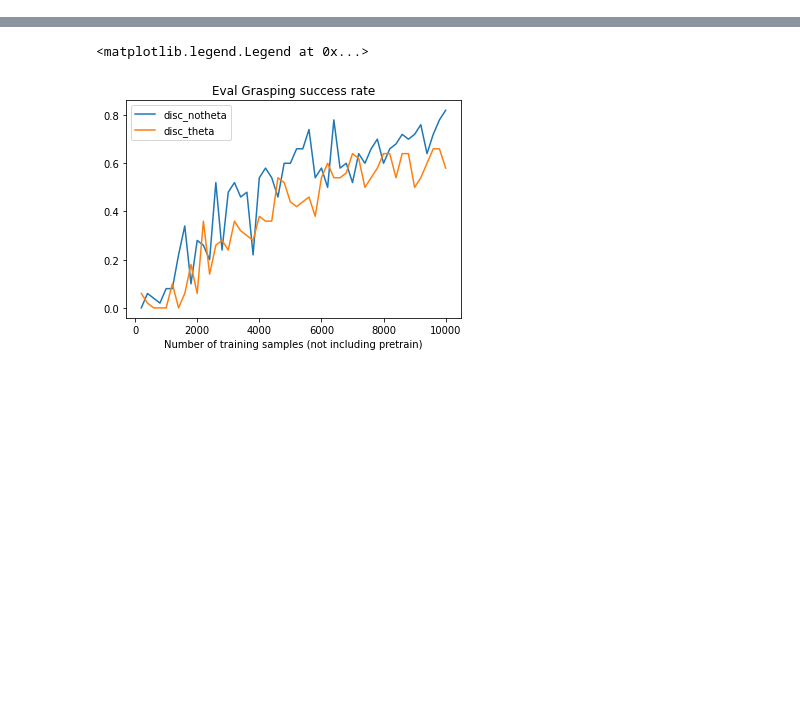
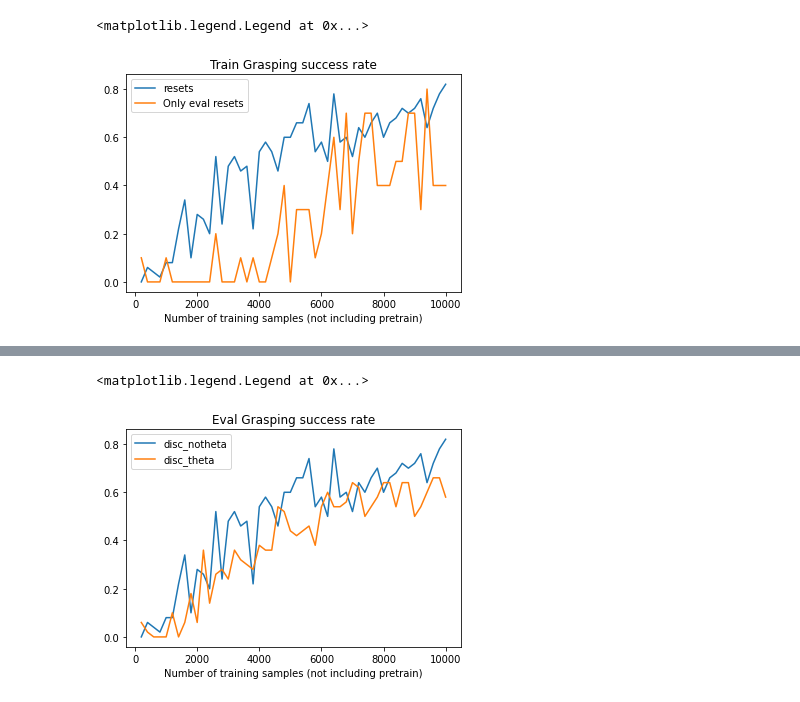
Before and after one commit to externalhardrive/mobilemanipulation-tf2, a Jupyter notebook: eval_grasping.ipynb, the cells around one changed output, grey strips where cells are left out. Cells and saved outputs as stored; diff of their text form; code cells hidden in the pictures; blank space fills up the shorter version.

```diff
--- a/eval_grasping.ipynb
+++ b/eval_grasping.ipynb
@@ -40 +48,12 @@ dict_keys(['num_samples_total', 'num_training_samples', 'num_validation_samples'
+# %%
+plt.plot(disc['num_samples_total'], disc['eval_successes'], label='resets')
+plt.plot(noreset['num_samples_total'], noreset['eval_successes'], label="Only eval resets")
+#plt.plot(noreset['num_samples_total'], noreset['eval_successes'])
+#plt.plot(with2kpretrain['num_samples_total'], with2kpretrain['training_successes'], label='2kpretraintraining')
+plt.title("Train Grasping success rate")
+plt.xlabel("Number of training samples (not including pretrain)")
+plt.legend()
+# %% [output]
+<matplotlib.legend.Legend at 0x...>
+[figure, added]
 # %%
```
Also changed, not shown: parts of 11 cells of this notebook, 9 other files.
